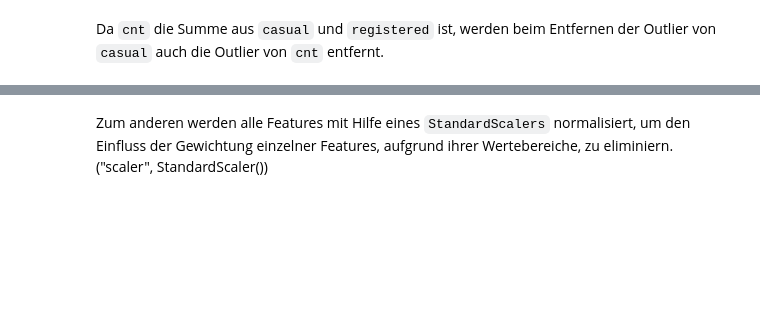
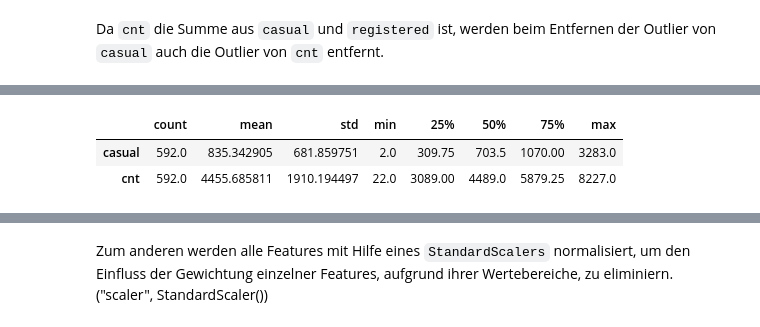
Before and after one commit to DavidRmn/introduction-data-science, a Jupyter notebook: project/task_2.ipynb, the cells around one changed output, grey strips where cells are left out. Cells and saved outputs as stored; diff of their text form; code cells hidden in the pictures; blank space fills up the shorter version.

```diff
--- a/project/task_2.ipynb
+++ b/project/task_2.ipynb
@@ -370,2 +442,6 @@ data_no_out = data.drop(outliers.index, errors="ignore")
 # %%
-data_no_out.describe().T
+train_data[['casual', 'cnt']].describe().T
+# %% [output]
+|  | count | mean | std | min | 25% | 50% | 75% | max |
+| casual | 592.0 | 835.342905 | 681.859751 | 2.0 | 309.75 | 703.5 | 1070.00 | 3283.0 |
+| cnt | 592.0 | 4455.685811 | 1910.194497 | 22.0 | 3089.00 | 4489.0 | 5879.25 | 8227.0 |
```
Also changed, not shown: parts of 54 cells of this notebook.
